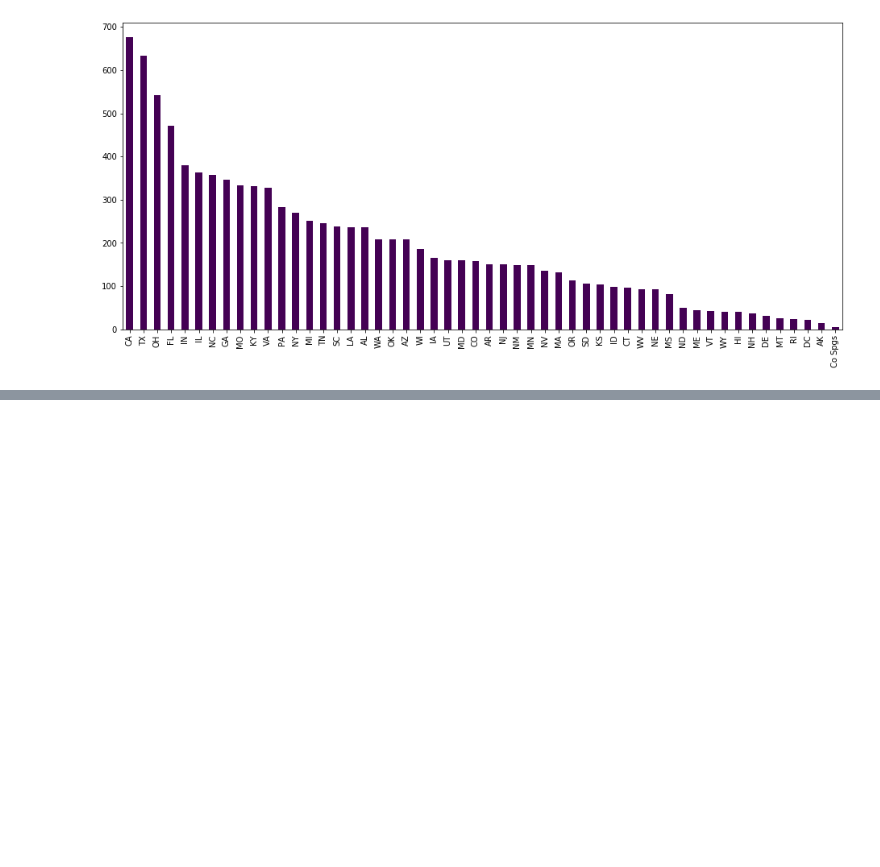
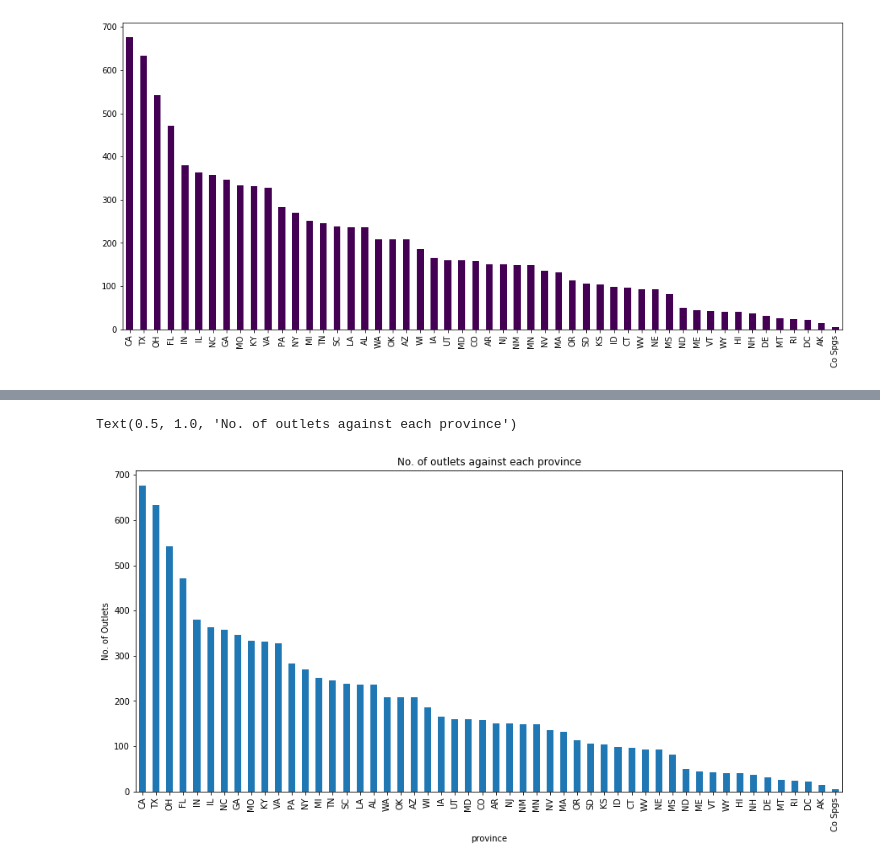
Before and after one commit to emailsri23/DS_Project_Repository, a Jupyter notebook: eda_proj1.ipynb, the cells around one changed output, grey strips where cells are left out. Cells and saved outputs as stored; diff of their text form; code cells hidden in the pictures; blank space fills up the shorter version.

```diff
--- a/eda_proj1.ipynb
+++ b/eda_proj1.ipynb
@@ -114,0 +168,11 @@ df2['province'].value_counts().plot.bar(figsize=(16,7), colormap='viridis', ytic
+# %%
+#bins = [0,10, 20, 30, 40, 50, 60, 70, 80, 90]
+#df2['province'].value_counts().plot(kind='hist', bins=bins, color='brown', figsize=(10,7), yticks=np.arange(0,100,10), xticks=bins)
+
+df2['province'].value_counts().plot(kind='bar', figsize=(15,7))
+plt.xlabel('province')
+plt.ylabel('No. of Outlets')
+plt.title('No. of outlets against each province')
+# %% [output]
+Text(0.5, 1.0, 'No. of outlets against each province')
+[figure, added]
```
Also changed, not shown: parts of 7 cells of this notebook.
